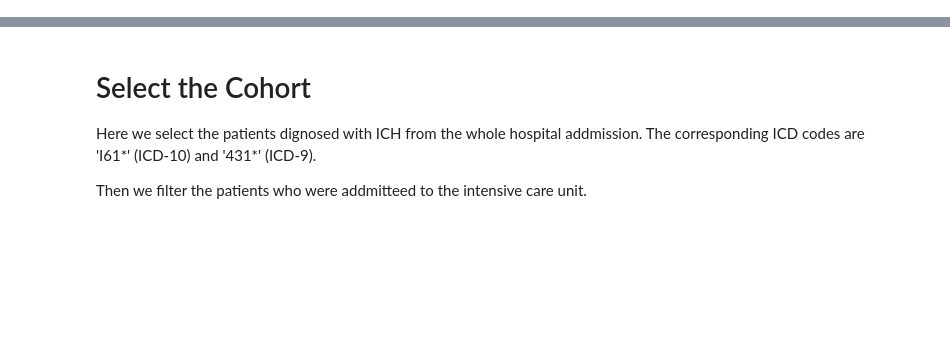
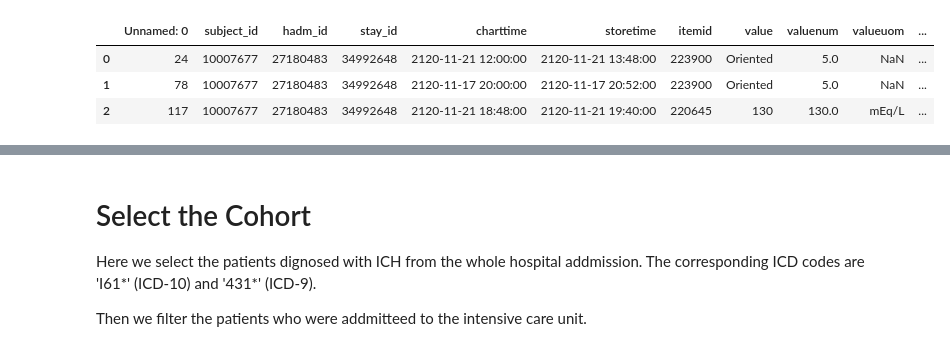
Before and after one commit to Wetiqe/MIMIC_I61, a Jupyter notebook: I61.ipynb, the cells around one changed output, grey strips where cells are left out. Saved outputs shown, nothing was run; the diff lists cells and outputs as text; code cells hidden in the pictures; blank space fills up the shorter version.

```diff
--- a/I61.ipynb
+++ b/I61.ipynb
@@ -0,0 +20,10 @@
+# %%
+# Load the data
+admissions = pd.read_csv('../data/core/admissions.csv')
+patients = pd.read_csv('../data/core/patients.csv')
+diagnose = pd.read_csv('../data/hosp/d_icd_diagnoses.csv')
+subj_diagnose = pd.read_csv('../data/hosp/diagnoses_icd.csv')
+vital_raw = pd.read_csv('../data/ed/vitalsign.csv')
+icu_stays = pd.read_csv('../data/icu/icustays.csv')
+item_names = pd.read_csv('../data/icu/d_items.csv').set_index('itemid')
+chart_event = pd.read_csv('../data/icu/chart_event_filtered.csv')
@@ -15,0 +100,7 @@ icu_stays = pd.read_csv('../data/icu/icustays.csv')
+# %%
+chart_event.head(3)
+# %% [output]
+|  | Unnamed: 0 | subject_id | hadm_id | stay_id | charttime | storetime | itemid | value | valuenum | valueuom | ... |
+| 0 | 24 | 10007677 | 27180483 | 34992648 | 2120-11-21 12:00:00 | 2120-11-21 13:48:00 | 223900 | Oriented | 5.0 | NaN | ... |
+| 1 | 78 | 10007677 | 27180483 | 34992648 | 2120-11-17 20:00:00 | 2120-11-17 20:52:00 | 223900 | Oriented | 5.0 | NaN | ... |
+| 2 | 117 | 10007677 | 27180483 | 34992648 | 2120-11-21 18:48:00 | 2120-11-21 19:40:00 | 220645 | 130 | 130.0 | mEq/L | ... |
```
Also changed, not shown: parts of 56 cells of this notebook.
